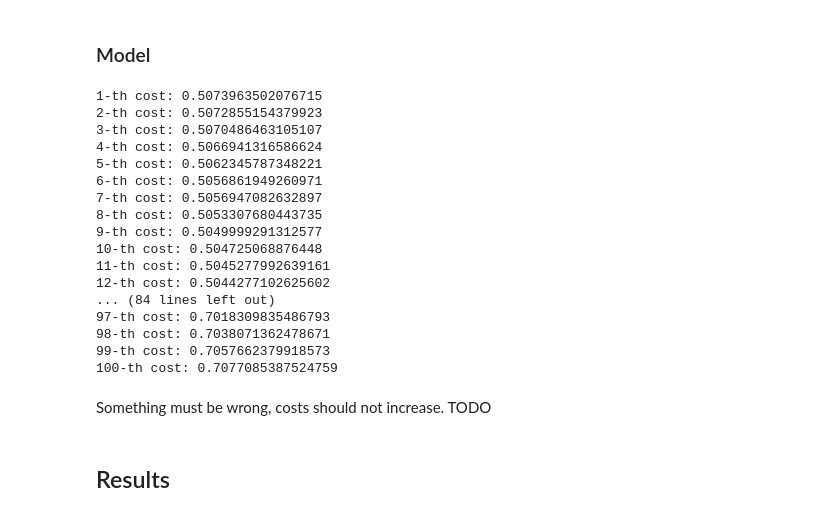
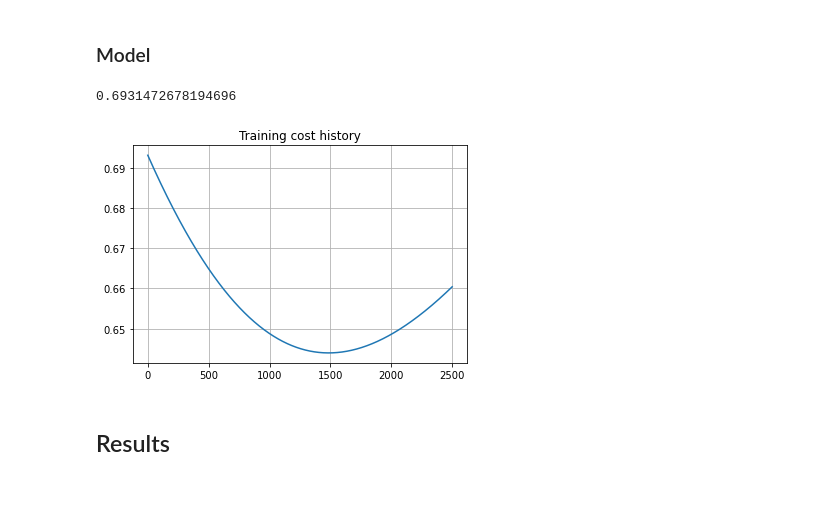
Before and after one commit to mkonopacka/own_NN_cat_classifier, a Jupyter notebook: cat_vnoncat_DL.ipynb, the cells around one changed output. Saved outputs shown, nothing was run; the diff lists cells and outputs as text; code cells hidden in the pictures.

```diff
--- a/cat_vnoncat_DL.ipynb
+++ b/cat_vnoncat_DL.ipynb
@@ -90,7 +96,7 @@ def initialize_parameters(layer_sizes: list, seed: int = 0) -> dict:
         parameters[f"b{i}"] = np.zeros((layer_sizes[i],1))
     return parameters
 # %%
-def forward_prop(X: np.ndarray, parameters: dict[str, np.ndarray], activations: list) -> dict[str,np.ndarray]:
+def forward_prop(X: np.ndarray, parameters: dict[str, np.ndarray], activations: list[Function]) -> dict[str,np.ndarray]:
     """Returns dict containing computed values of A1, ... AL and Z1, ... ZL given current parameters and the data.
 
     Note: lists has L+1 elements and the first element (i=0) is a dummy element used to allow for use of the same indices
@@ -248,18 +198,24 @@ def update_parameters(parameters: dict[str,np.ndarray], gradients:dict[str,np.nd
 ### Model
 # %%
 class NN:
-    def __init__(self, layer_sizes: list[int], cost_function, init_dA, activations: list, activations_derivatives: list):
+    def __init__(self, layer_sizes: list[int], cost_function: Function, activations: list[Function]):
+        """Initialize Neural Network without any fitted parameters.
+
+        Args:
+            layer_sizes: list containing number of units in each layer [n0, ... nL]
+            cost_function: function of response Y_ and prediction Y (in this order)
+            activations: list of L+1 functions used as activation for each layer
+        """
+        # TODO add assert for sizes
         self.layer_sizes = layer_sizes
         self.cost_function = cost_function
-        self.init_dA = init_dA
         self.activations = activations
-        self.activations_derivatives = activations_derivatives
         self.cost_history = []
         self.fitted_parameters = {}
 
     def fit(self, X: np.ndarray, Y: np.ndarray, alpha: float = 0.01, T: int = 100, print_cost: bool = True) -> None:
         seed = np.random.randint(100000)
-        parameters = initialize_parameters(self.layer_sizes, seed) # TODO seed
+        parameters = initialize_parameters(self.layer_sizes, seed)
         cost_history = []
         L = len(self.layer_sizes) - 1
         for i in tqdm(range(1,T+1), desc= "Fitting model parameters."):
@@ -269,13 +225,12 @@ class NN:
             cost_history.append(self.cost_function(AL,Y))
             if print_cost:
                 print(f"{i}-th cost: {cost_history[-1]}")
-            grads = backward_prop(Y, parameters, self.activations, self.activations_derivatives,A_lst, Z_lst, self.init_dA)
+            grads = backward_prop(Y, parameters, self.activations,A_lst, Z_lst)
             parameters = update_parameters(parameters, grads, alpha)
 
         # If everything is ok, save new parameters and cost history.
         self.fitted_parameters = parameters
-        self.cost_history = cost_history
-
+        self.cost_history = np.array(cost_history)
 
     def predict(self, X: np.ndarray) -> np.ndarray:
         if len(self.fitted_parameters) == 0:
@@ -284,29 +239,25 @@ class NN:
             forward_results = forward_prop(X, self.fitted_parameters, self.activations)
             AL = forward_results["A_lst"][-1]
             return AL # This is Y_hat
+
+    def plot_cost(self):
+        """Show plot of most recent cost history."""
+        plt.plot(self.cost_history)
+        plt.title("Training cost history")
+        plt.grid()
+        plt.show()
-# %%
-model = NN(layer_sizes, cross_entropy, init_dA, activations, activations_derivatives)
-model.fit(X,Y,0.1)
-# %% [output]
-1-th cost: 0.5073963502076715
-2-th cost: 0.5072855154379923
-3-th cost: 0.5070486463105107
-4-th cost: 0.5066941316586624
-5-th cost: 0.5062345787348221
-6-th cost: 0.5056861949260971
-7-th cost: 0.5056947082632897
-8-th cost: 0.5053307680443735
-9-th cost: 0.5049999291312577
-10-th cost: 0.504725068876448
-11-th cost: 0.5045277992639161
-12-th cost: 0.5044277102625602
-... (84 lines left out)
-97-th cost: 0.7018309835486793
-98-th cost: 0.7038071362478671
-99-th cost: 0.7057662379918573
-100-th cost: 0.7077085387524759
-# %% [markdown]
-Something must be wrong, costs should not increase. TODO
+# %%
+X,Y = train_set_x, train_set_y
+layer_sizes = [12288, 20, 7, 5, 1]
+L = len(layer_sizes)
+activations = [*[relu]*(L-1), sigmoid]
+model = NN(layer_sizes, CE, activations)
+model.fit(X,Y, 0.0075, 2500, False)
+print(model.cost_history[0])
+model.plot_cost()
+# %% [output]
+0.6931472678194696
+[figure, added]
 # %% [markdown]
 ## Results
 # %%
```
Also changed, not shown: parts of 11 cells of this notebook.
